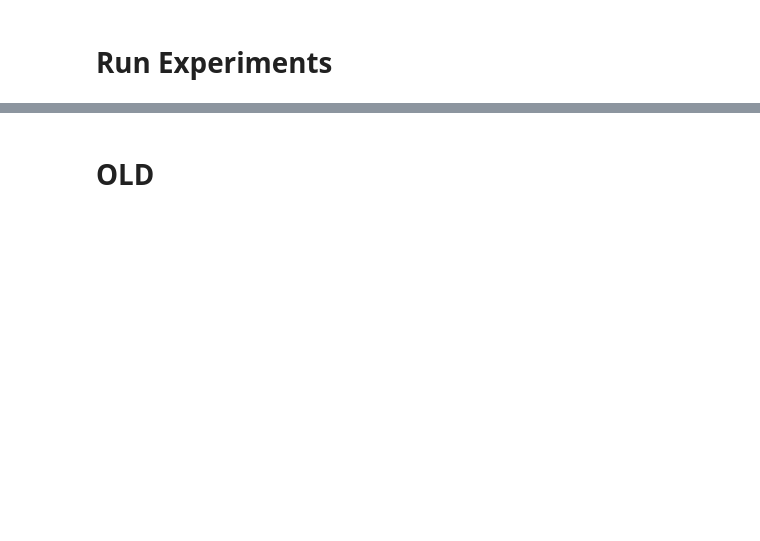
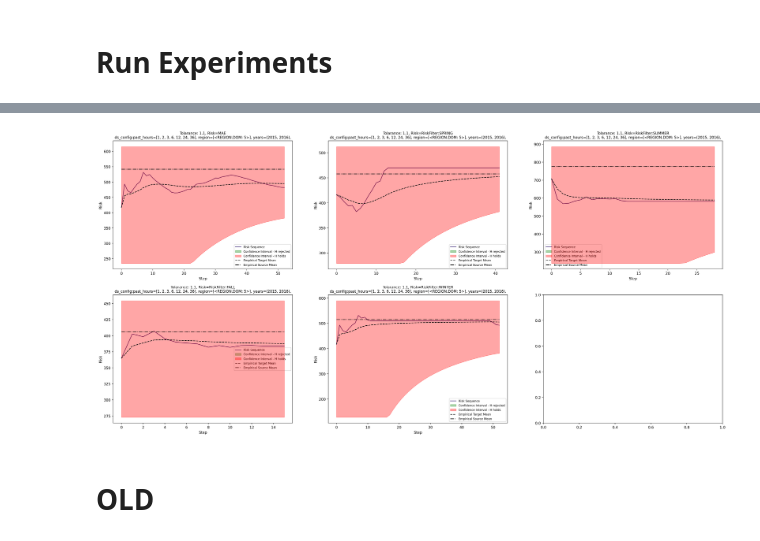
Before and after one commit to TheGuy42/ReliabilityInML_Project, a Jupyter notebook: Energy_ds/train.ipynb, the cells around one changed output, grey strips where cells are left out. Saved outputs shown, nothing was run; the diff lists cells and outputs as text; code cells hidden in the pictures; blank space fills up the shorter version.

```diff
--- a/Energy_ds/train.ipynb
+++ b/Energy_ds/train.ipynb
@@ -445,14 +556,21 @@ g.set(ylim=(0, 1))
 # %%
-def run_experiment(experiment:Experiment, ds:EnergyDataset, **kwargs):
+def run_experiment(experiment:Experiment, ds:EnergyDataset, n_cols:int=3, **kwargs):
     config = ds.config
     experiment.model.reset(source=False, target=True)
     result = experiment.test(ds)
+    n_rows = ceil(len(experiment.model.hyp_tests) / n_cols)
+    plot_gen = SubplotGenerator(n_rows, n_cols, figsize=(10*n_cols, 7*n_rows))
+    fig: plt.Figure = plot_gen.fig
+    # fig.set_figwidth(15, forward=True)
+    # fig.set_figheight(10, forward=True)
 
-    for hyp, test_risk in experiment.model.hyp_tests:
+    for (hyp, test_risk), ax in zip(experiment.model.hyp_tests, plot_gen):
         # ax = ax_gen.__next__()
-        g = hyp.plot(layout='constrained', **kwargs)
-        title = f"Tolarance: {hyp.tolerance}, Risk={test_risk}, {config}"
-        g.set_title(textwrap.fill(title, width=70), fontsize=8)
+        g = hyp.plot(layout='constrained', ax=ax, **kwargs)
+        title = f"Tolerance: {hyp.tolerance}, Risk={test_risk}"
+        title = textwrap.fill(title, width=100)
+        conf = textwrap.fill(str(config), width=100)
+        g.set_title(title + '\n' + conf, fontsize=10)
         g.legend(fontsize=8)  # Adjust legend font size and position
 
         g.autoscale(enable=True, axis='both')
@@ -462,9 +582,11 @@ test_result = run_experiment(experiment, train_ds)
 # %%
 test_cfg = DatasetConfig(**train_config.__dict__)
 test_cfg.region = [REGION.DOM]
-# test_cfg.years = (2014, 2019)
+test_cfg.years = (2015, 2016)
 test_ds = EnergyDataset(all_paths, test_cfg)
 test_result = run_experiment(experiment, test_ds)
+# %% [output]
+[figure, added]
 # %%
 # experiment.model.hyp_tests[0][0].plot()
 # ax_gen_list = [SubplotGenerator(3, 2) for _ in range(len(model.hyp_tests))]
```
Also changed, not shown: parts of 19 cells of this notebook, 5 other files.
